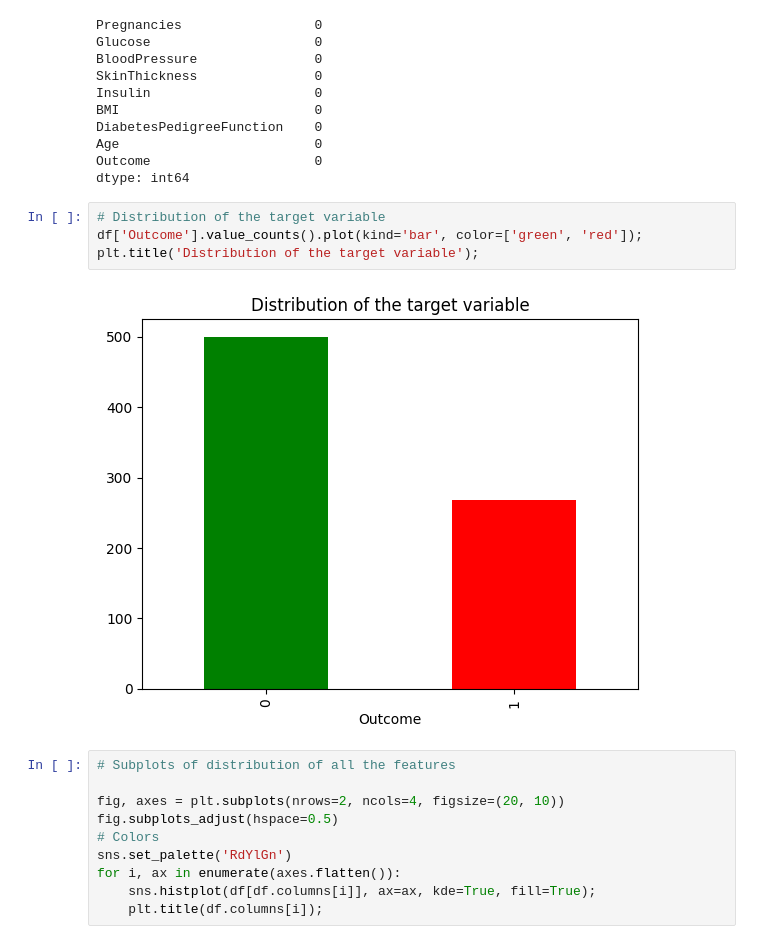
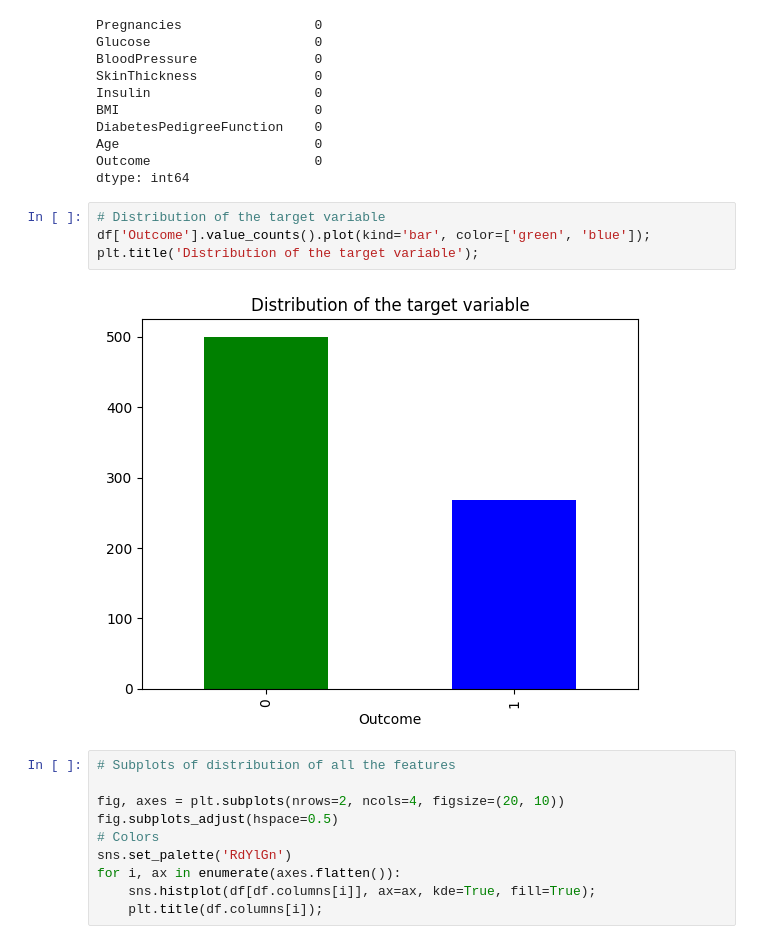
Before and after one commit to passarel/aistudio-ds-experiments, a Jupyter notebook: Classic_ML/classification/Diabetes classification with xgboost.ipynb, the cells around one changed output. Drawn from its saved outputs; the diff is of its cells as text.

```diff
--- a/Classic_ML/classification/Diabetes classification with xgboost.ipynb
+++ b/Classic_ML/classification/Diabetes classification with xgboost.ipynb
@@ -68,10 +61,10 @@ Outcome                     0
 dtype: int64
 # %%
 # Distribution of the target variable
-df['Outcome'].value_counts().plot(kind='bar', color=['green', 'red']);
+df['Outcome'].value_counts().plot(kind='bar', color=['green', 'blue']);
 plt.title('Distribution of the target variable');
 # %% [output]
-[figure, old version]
+[figure, new version]
 # %%
 # Subplots of distribution of all the features
 
```
Also changed, not shown: parts of 13 cells of this notebook, 7 other files.
